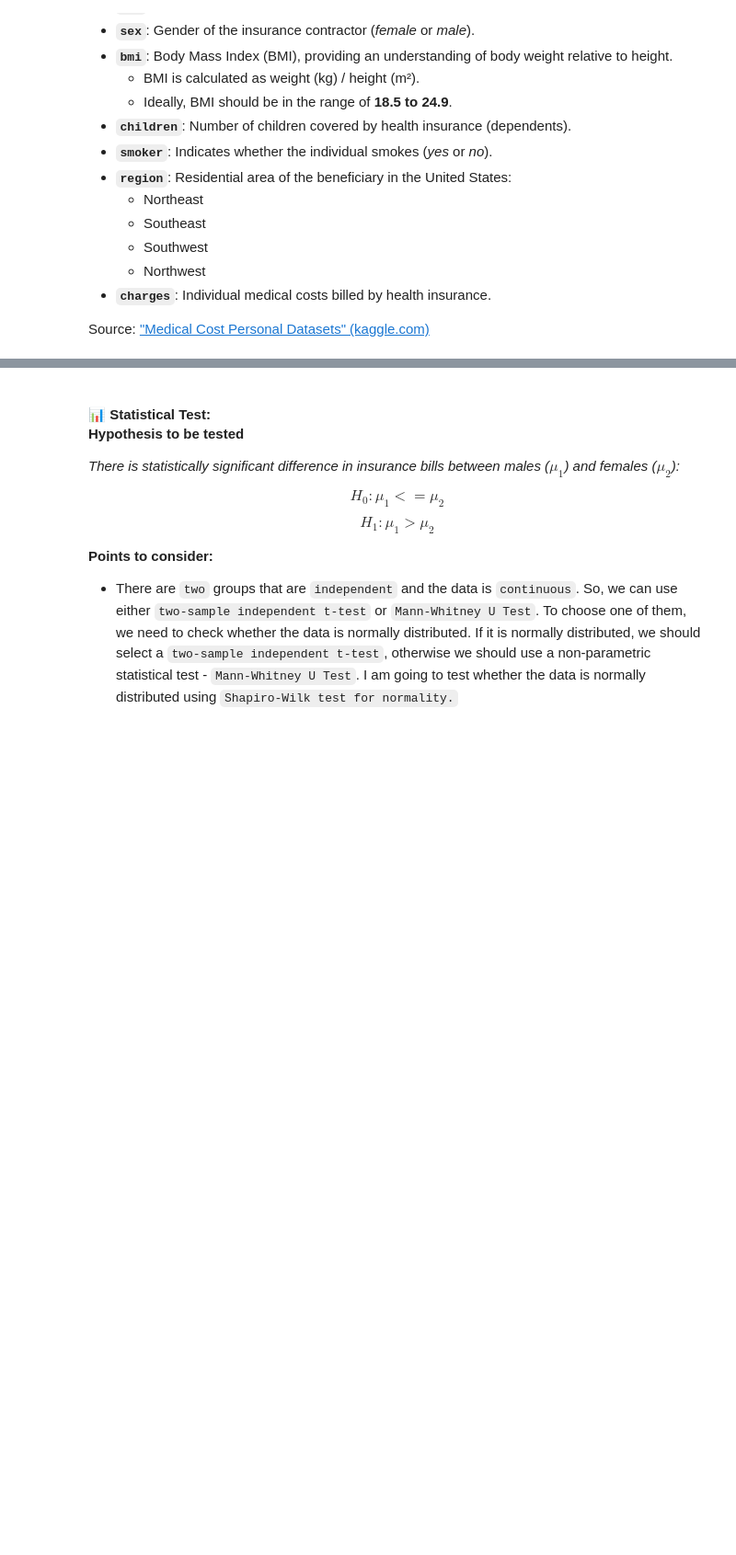
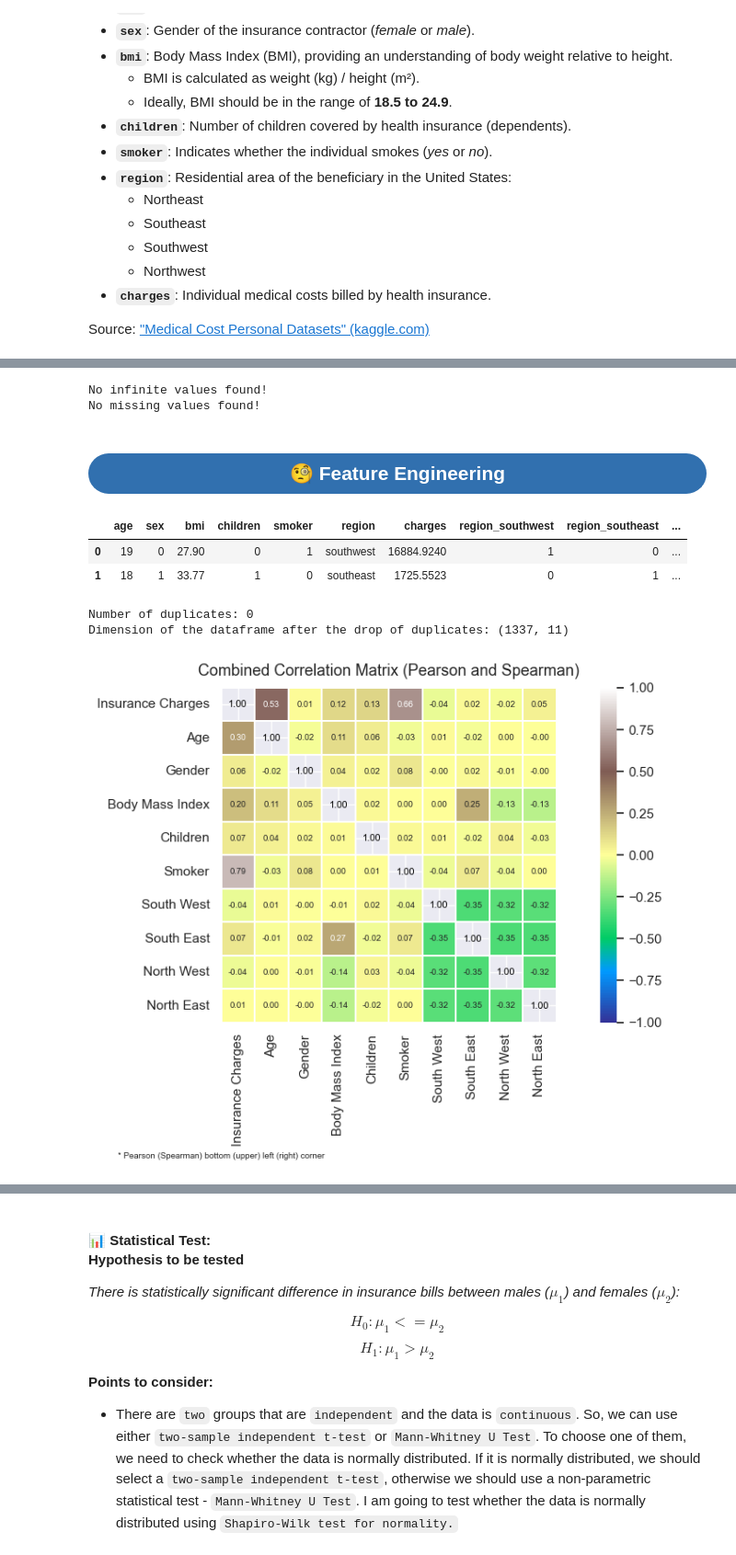
Before and after one commit to akramkhal/KaggleProjects, a Jupyter notebook: MedicalCosts/insurance.ipynb.ipynb, the cells around one changed output, grey strips where cells are left out. Shown at 92% size. Cells and saved outputs as stored; diff of their text form; code cells hidden in the pictures; blank space fills up the shorter version.

```diff
--- a/MedicalCosts/insurance.ipynb.ipynb
+++ b/MedicalCosts/insurance.ipynb.ipynb
@@ -142,6 +88,0 @@ memory usage: 136.0+ KB
-# %%
-print(f'Number of duplicates: {data[data.duplicated()].shape[0]}')
-
-# Drop duplicates:
-data = data.drop_duplicates()
-print('Dimension of the dataframe after the drop of duplicates: {}'.format(data.shape))
@@ -332,0 +152,38 @@ display(data_group_sex)
+# %%
+if data_temp.isin([np.inf, -np.inf]).any().any():
+    print("Infinite values found!")
+else:
+    print("No infinite values found!")
+
+# Check for missing values
+if data_temp.isnull().any().any():
+    print("Missing values found!")
+else:
+    print("No missing values found!")
+# %% [output]
+No infinite values found!
+No missing values found!
+# %% [markdown]
+<a id="chapter4"></a>
+## <div style="text-align:center; border-radius:30px 30px; padding:7px; color:white; margin:0; font-size:90%; font-family:Pacifico; background-color:#3170af; overflow:hidden"><b> 🧐 Feature Engineering </b></div>
+# %%
+data_temp['sex'] = data_temp['sex'].astype(str).map({'male': 1, 'female':0})
+data_temp['smoker'] = data_temp['smoker'].astype(str).map({'yes': 1, 'no':0})
+
+encoder = ce.OneHotEncoder('region', use_cat_names=True)
+type_bin = encoder.fit_transform(data_temp['region'])
+data_temp = pd.concat([data_temp, type_bin], axis=1)
+display(data_temp.head(2))
+# %% [output]
+|  | age | sex | bmi | children | smoker | region | charges | region_southwest | region_southeast | ... |
+| 0 | 19 | 0 | 27.90 | 0 | 1 | southwest | 16884.9240 | 1 | 0 | ... |
+| 1 | 18 | 1 | 33.77 | 1 | 0 | southeast | 1725.5523 | 0 | 1 | ... |
+# %%
+print(f'Number of duplicates: {data_temp[data_temp.duplicated()].shape[0]}')
+
+# Drop duplicates:
+data_temp = data_temp.drop_duplicates()
+print('Dimension of the dataframe after the drop of duplicates: {}'.format(data_temp.shape))
+# %% [output]
+Number of duplicates: 0
+Dimension of the dataframe after the drop of duplicates: (1337, 11)
@@ -332,0 +243,25 @@ display(data_group_sex)
+# %%
+data_corr = data_temp.rename(columns={
+        'age': 'Age',
+        'bmi': 'Body Mass Index',
+        'charges': 'Insurance Charges',
+        'children': 'Children',
+        'smoker': 'Smoker',
+        'sex': 'Gender',
+        'region_southwest': 'South West',
+        'region_southeast': 'South East',
+        'region_northwest': 'North West',
+        'region_northeast': 'North East'
+        })
+
+# Place "Insurance Charges" as the first variable
+column_order = ['Insurance Charges'] + [col for col in data_corr.columns if col != 'Insurance Charges']
+data_corr = data_corr[column_order]
+
+combined_heatmap_corr(
+    data=data_corr,
+    list_columns = list(data_corr.select_dtypes(include=['number']).columns),
+    title='Combined Correlation Matrix (Pearson and Spearman)'
+)
+# %% [output]
+[figure, added]
```
Also changed, not shown: parts of 93 cells of this notebook.
